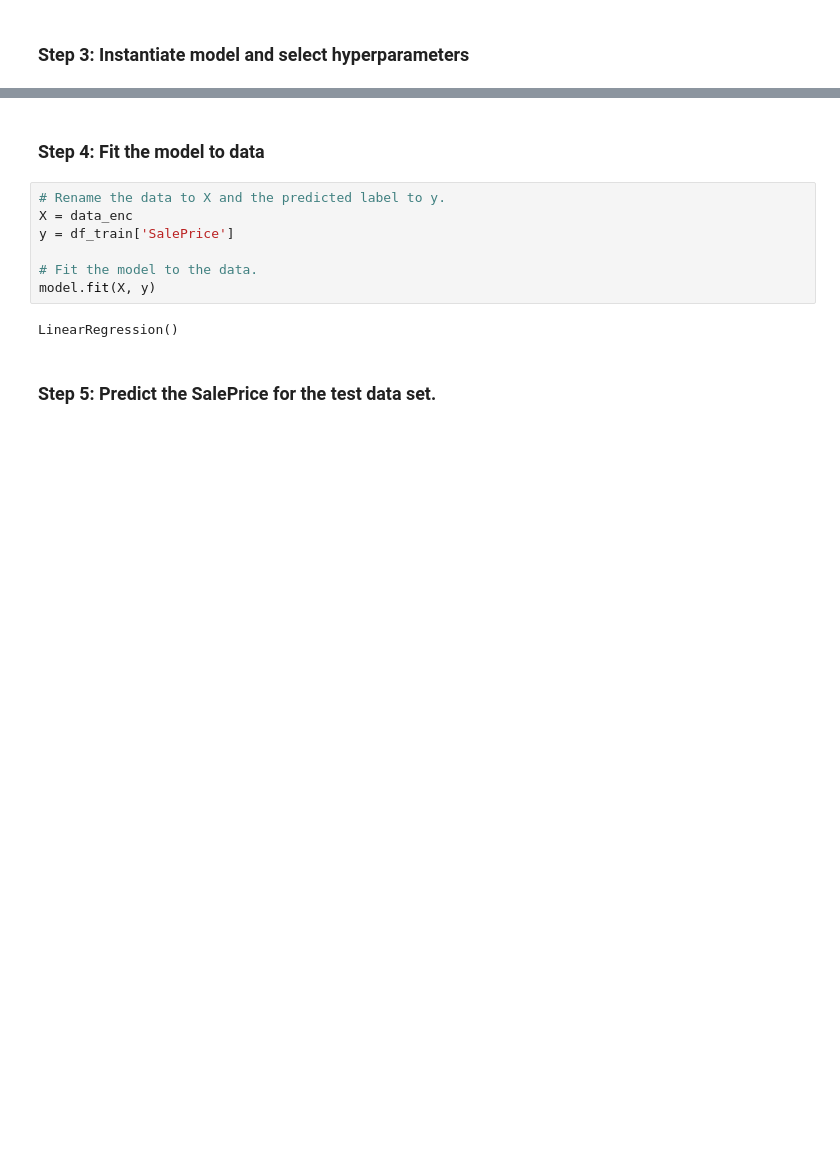
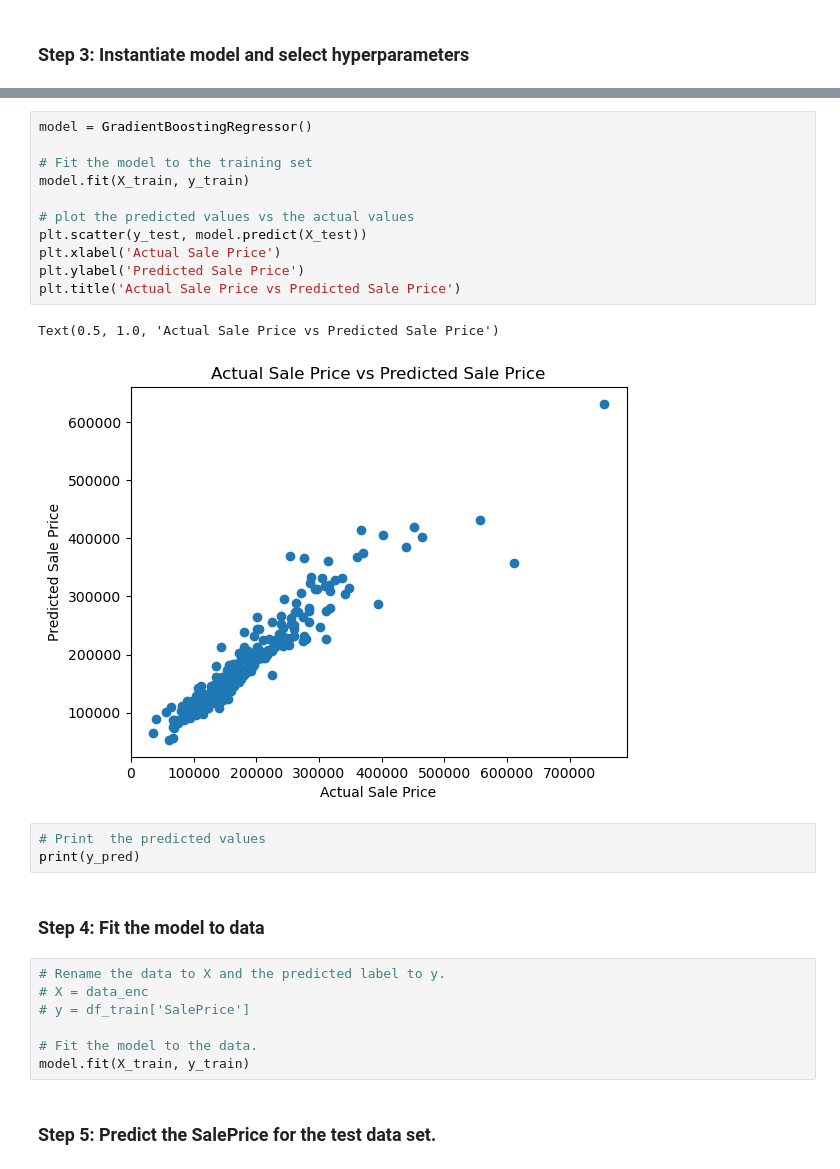
Before and after one commit to SMRain10/Housing-Price-Regression-Competition, a Jupyter notebook: 611_Project.ipynb, the cells around one changed output, grey strips where cells are left out. Drawn from its saved outputs; the diff is of its cells as text; blank space fills up the shorter version.

```diff
--- a/611_Project.ipynb
+++ b/611_Project.ipynb
@@ -393,14 +390,29 @@ model = LinearRegression(fit_intercept=True)
+# %%
+model = GradientBoostingRegressor()
+
+# Fit the model to the training set
+model.fit(X_train, y_train)
+
+# plot the predicted values vs the actual values
+plt.scatter(y_test, model.predict(X_test))
+plt.xlabel('Actual Sale Price')
+plt.ylabel('Predicted Sale Price')
+plt.title('Actual Sale Price vs Predicted Sale Price')
+# %% [output]
+Text(0.5, 1.0, 'Actual Sale Price vs Predicted Sale Price')
+[figure, added]
+# %%
+# Print  the predicted values
+print(y_pred)
 # %% [markdown]
 ### Step 4: Fit the model to data
 # %%
 # Rename the data to X and the predicted label to y.
-X = data_enc
-y = df_train['SalePrice']
+# X = data_enc
+# y = df_train['SalePrice']
 
 # Fit the model to the data.
-model.fit(X, y)
+model.fit(X_train, y_train)
-# %% [output]
-LinearRegression()
 # %% [markdown]
 ### Step 5: Predict the SalePrice for the test data set.
 # %%
```
Also changed, not shown: parts of 19 cells of this notebook.
